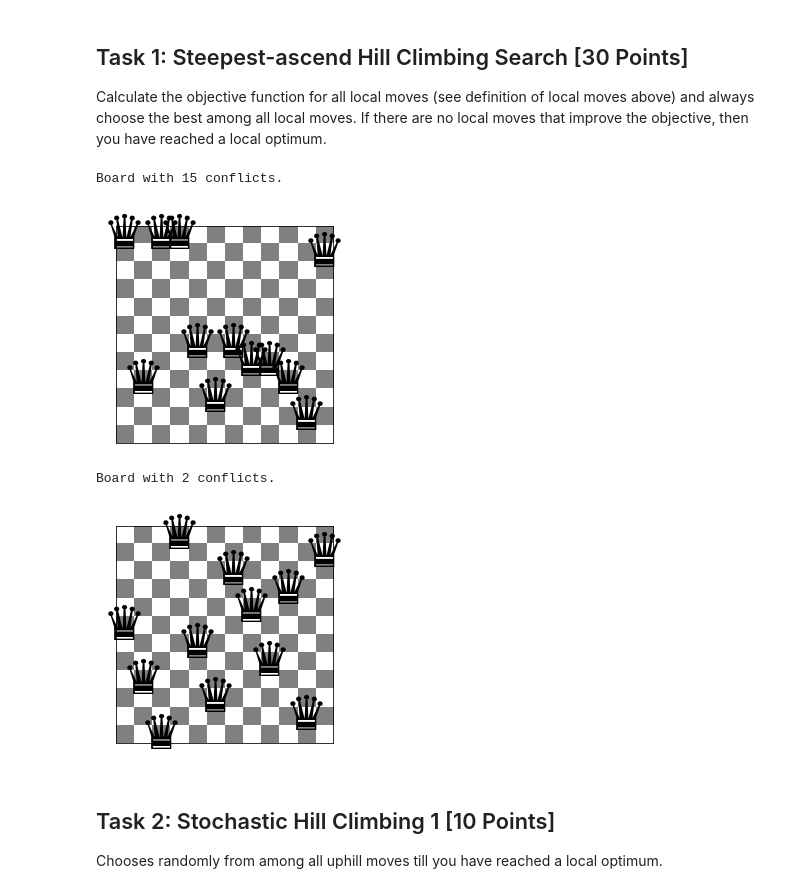
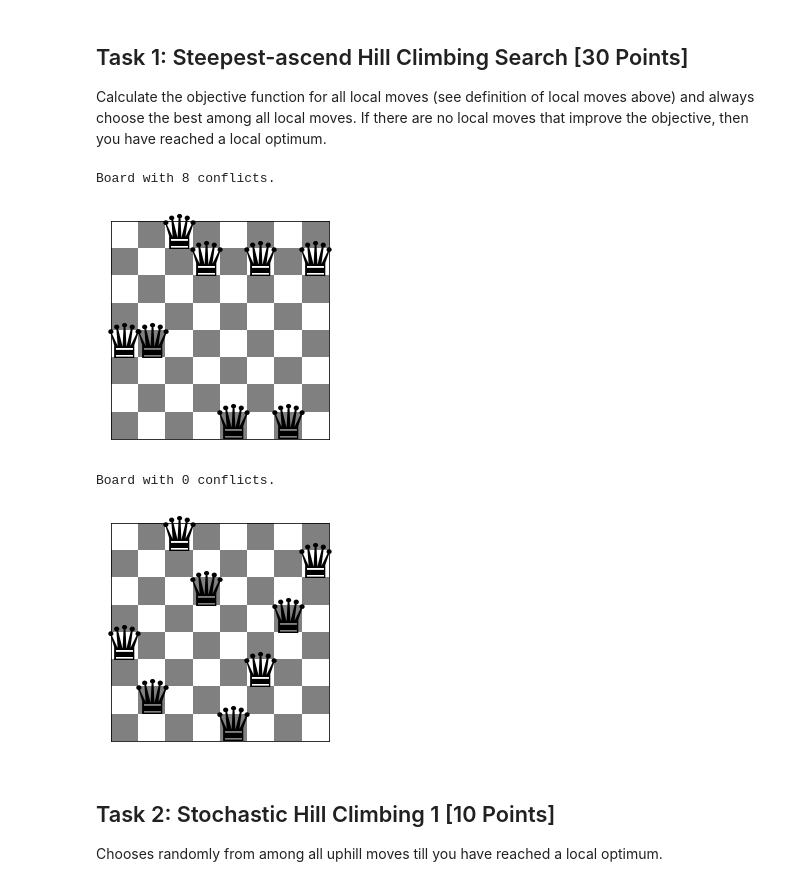
Before and after one commit to kirkwat/artificial-intelligence, a Jupyter notebook: assignment_4/n_queens.ipynb, the cells around one changed output. Saved outputs shown, nothing was run; the diff lists cells and outputs as text; code cells hidden in the pictures.

```diff
--- a/assignment_4/n_queens.ipynb
+++ b/assignment_4/n_queens.ipynb
@@ -149,15 +157,15 @@ def steepest_ascent(current_board, n, verbose=False):
     #return best local move
     return best_board
 # %%
-n=12
+n=8
 board = random_board(n)
 show_board(board)
 show_board(hill_climb(board, n, steepest_ascent))
 # %% [output]
-Board with 15 conflicts.
+Board with 8 conflicts.
-[figure, old version]
+[figure, new version]
-Board with 2 conflicts.
+Board with 0 conflicts.
-[figure, old version]
+[figure, new version]
 # %% [markdown]
 ## Task 2: Stochastic Hill Climbing 1 [10 Points]
 
```
Also changed, not shown: parts of 16 cells of this notebook.
